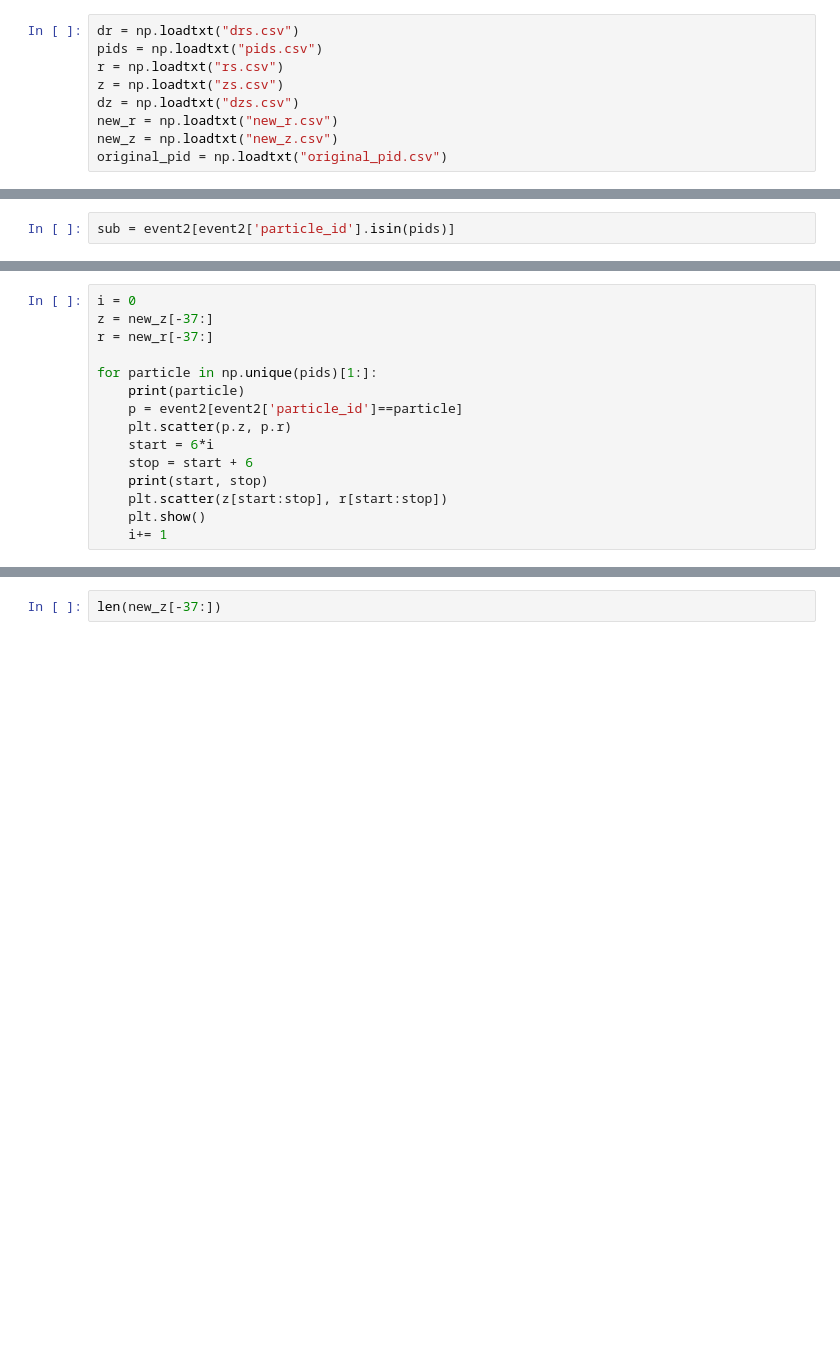
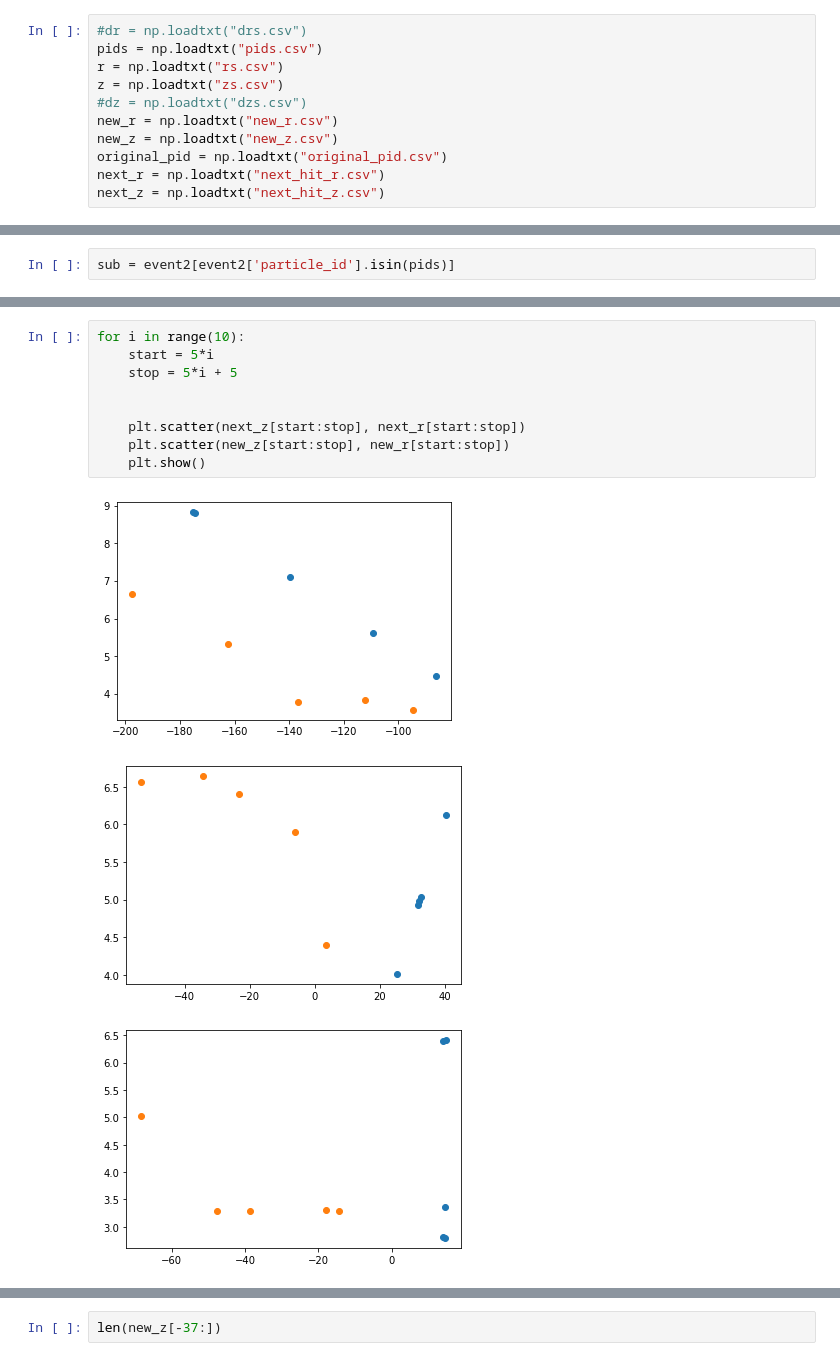
Before and after one commit to livaage/DDPG-for-tracking, a Jupyter notebook: Checks.ipynb, the cells around one changed output, grey strips where cells are left out. Cells and saved outputs as stored; diff of their text form; blank space fills up the shorter version.

```diff
--- a/Checks.ipynb
+++ b/Checks.ipynb
@@ -7,11 +7,13 @@ event = pd.read_hdf('~/gnnfiles/data/ntuple_PU200_numEvent1000/ntuple_PU200_even
 # %%
 event2 = pd.read_hdf('~/gnnfiles/data/ntuple_PU200_numEvent1000/ntuple_PU200_event7.h5')
 # %%
-dr = np.loadtxt("drs.csv")
+#dr = np.loadtxt("drs.csv")
 pids = np.loadtxt("pids.csv")
 r = np.loadtxt("rs.csv")
 z = np.loadtxt("zs.csv")
-dz = np.loadtxt("dzs.csv")
+#dz = np.loadtxt("dzs.csv")
 new_r = np.loadtxt("new_r.csv")
 new_z = np.loadtxt("new_z.csv")
 original_pid = np.loadtxt("original_pid.csv")
+next_r = np.loadtxt("next_hit_r.csv")
+next_z = np.loadtxt("next_hit_z.csv")
@@ -72,15 +62,0 @@ plt.scatter(sub.z, sub.r, c=sub.particle_id)
-# %%
-i = 0
-z = new_z[-37:]
-r = new_r[-37:]
-
-for particle in np.unique(pids)[1:]:
-    print(particle)
-    p = event2[event2['particle_id']==particle]
-    plt.scatter(p.z, p.r)
-    start = 6*i
-    stop = start + 6
-    print(start, stop)
-    plt.scatter(z[start:stop], r[start:stop])
-    plt.show()
-    i+= 1
@@ -124,0 +79,13 @@ for i in range(10):
+# %%
+for i in range(10):
+    start = 5*i
+    stop = 5*i + 5
+
+
+    plt.scatter(next_z[start:stop], next_r[start:stop])
+    plt.scatter(new_z[start:stop], new_r[start:stop])
+    plt.show()
+# %% [output]
+[figure, added]
+[figure, added]
+[figure, added]
```
Also changed, not shown: parts of 14 cells of this notebook, 15 other files.
